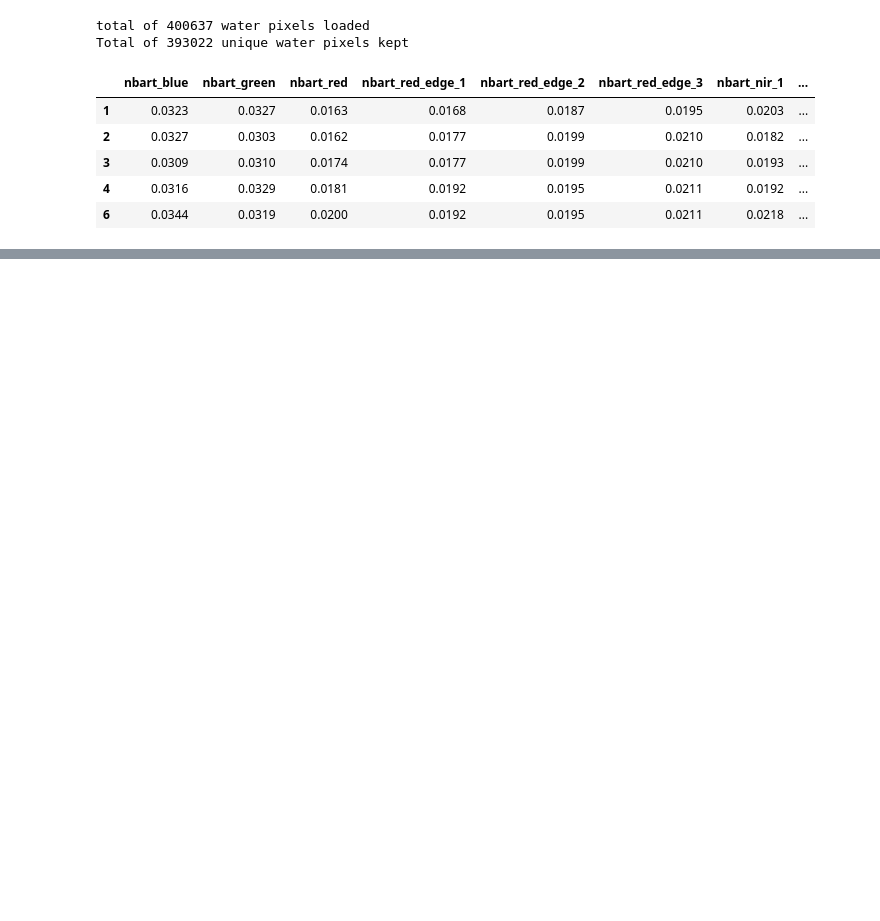
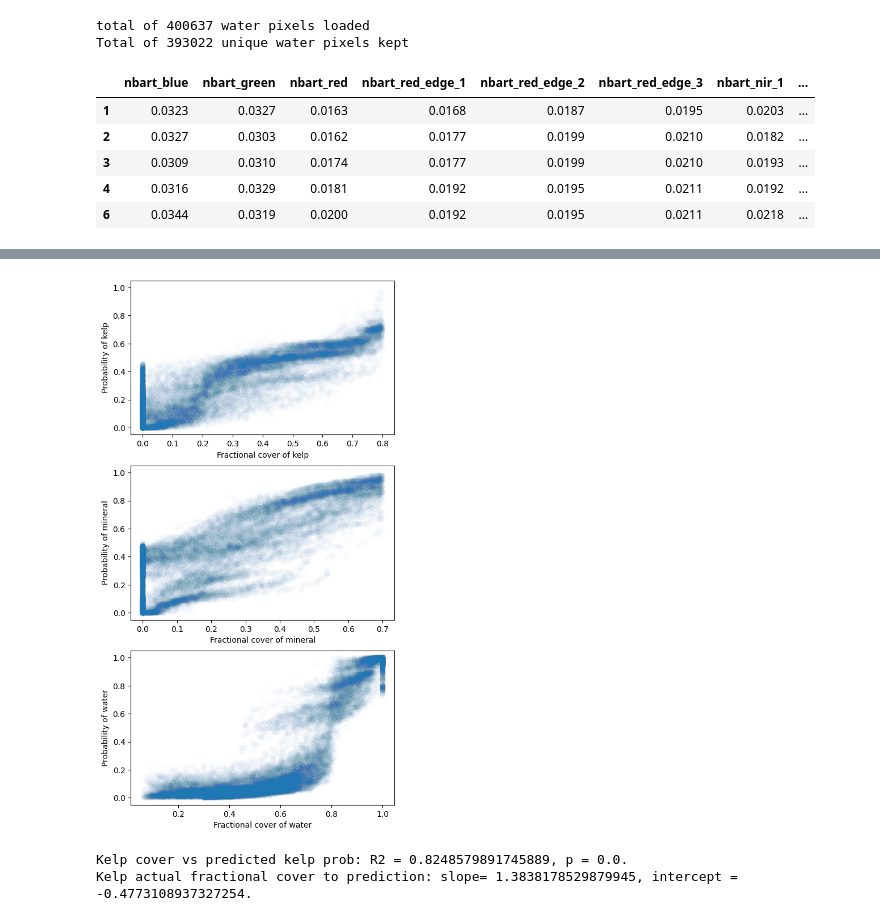
Before and after one commit to uqgrowan/Spectral-Separability-Analysis, a Jupyter notebook: mix_pixels.ipynb, the cells around one changed output, grey strips where cells are left out. Drawn from its saved outputs; the diff is of its cells as text; code cells hidden in the pictures; blank space fills up the shorter version.

```diff
--- a/mix_pixels.ipynb
+++ b/mix_pixels.ipynb
@@ -176,0 +180,20 @@ pixel_results.to_csv("data/mixed_sims/kbrgm_pixel_class_results_2.csv")
+# %%
+g = pd.DataFrame(classer.predict_proba(decomposed_test))
+# g.to_csv("kbrgm_simulated_pixel_class_probs.csv")
+# %%
+# Plot all prediction results
+fig, axes = plt.subplots(len(pixel_fpcs.columns[:-1]), 1, sharey = True, figsize = (6,12))
+for column in range(len(pixel_fpcs.columns[:-1])):
+    material = pixel_fpcs.columns[column]
+    axes[column].scatter(pixel_fpcs[material], g[column], alpha = 0.01)
+    axes[column].set_ylabel(f"Probability of {material}")
+    axes[column].set_xlabel(f"Fractional cover of {material}")
+# %% [output]
+[figure, added]
+# %%
+slope, intercept, r_value, p_value, std_err = stats.linregress(pixel_fpcs["water"], g[2])
+print(f"Kelp cover vs predicted kelp prob: R2 = {r_value**2}, p = {p_value}.")
+print(f"Kelp actual fractional cover to prediction: slope= {slope}, intercept = {intercept}.")
+# %% [output]
+Kelp cover vs predicted kelp prob: R2 = 0.8248579891745889, p = 0.0.
+Kelp actual fractional cover to prediction: slope= 1.3838178529879945, intercept = -0.4773108937327254.
```
Also changed, not shown: parts of 46 cells of this notebook, 3 other files.
